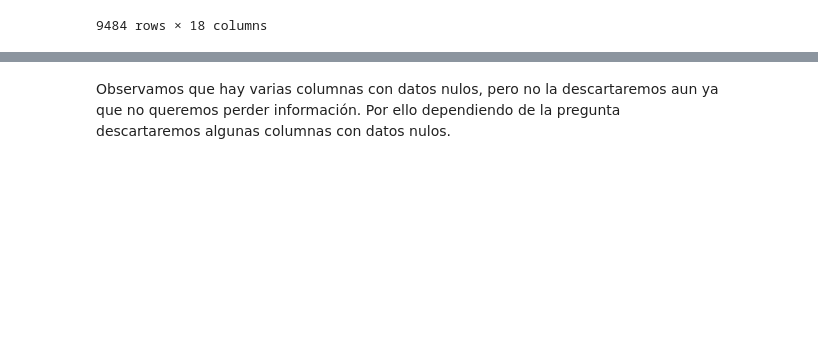
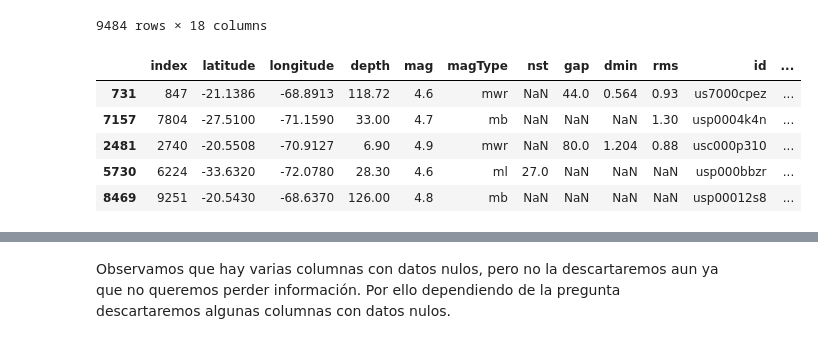
Before and after one commit to Skysilen-t/Proyecto-Ciencia-de-Datos, a Jupyter notebook: Propuesta y documento/Proyecto investigacion propuesta.ipynb, the cells around one changed output, grey strips where cells are left out. Cells and saved outputs as stored; diff of their text form; code cells hidden in the pictures; blank space fills up the shorter version.

```diff
--- a/Propuesta y documento/Proyecto investigacion propuesta.ipynb
+++ b/Propuesta y documento/Proyecto investigacion propuesta.ipynb
@@ -189,3 +192,12 @@ df_copy
 | 9482 | 10405 | -32.3120 | -73.7060 | 10.000 | 6.72 | mw | NaN | NaN | NaN | NaN | iscgemsup610548593 | ... |
 | 9483 | 10406 | -29.2620 | -71.7530 | 20.000 | 7.00 | ms | NaN | NaN | NaN | NaN | iscgemsup16957812 | ... |
 9484 rows × 18 columns
+# %%
+df_copy.sample(5)
+# %% [output]
+|  | index | latitude | longitude | depth | mag | magType | nst | gap | dmin | rms | id | ... |
+| 731 | 847 | -21.1386 | -68.8913 | 118.72 | 4.6 | mwr | NaN | 44.0 | 0.564 | 0.93 | us7000cpez | ... |
+| 7157 | 7804 | -27.5100 | -71.1590 | 33.00 | 4.7 | mb | NaN | NaN | NaN | 1.30 | usp0004k4n | ... |
+| 2481 | 2740 | -20.5508 | -70.9127 | 6.90 | 4.9 | mwr | NaN | 80.0 | 1.204 | 0.88 | usc000p310 | ... |
+| 5730 | 6224 | -33.6320 | -72.0780 | 28.30 | 4.6 | ml | 27.0 | NaN | NaN | NaN | usp000bbzr | ... |
+| 8469 | 9251 | -20.5430 | -68.6370 | 126.00 | 4.8 | mb | NaN | NaN | NaN | NaN | usp00012s8 | ... |
```
Also changed, not shown: parts of 12 cells of this notebook, 3 other files.
